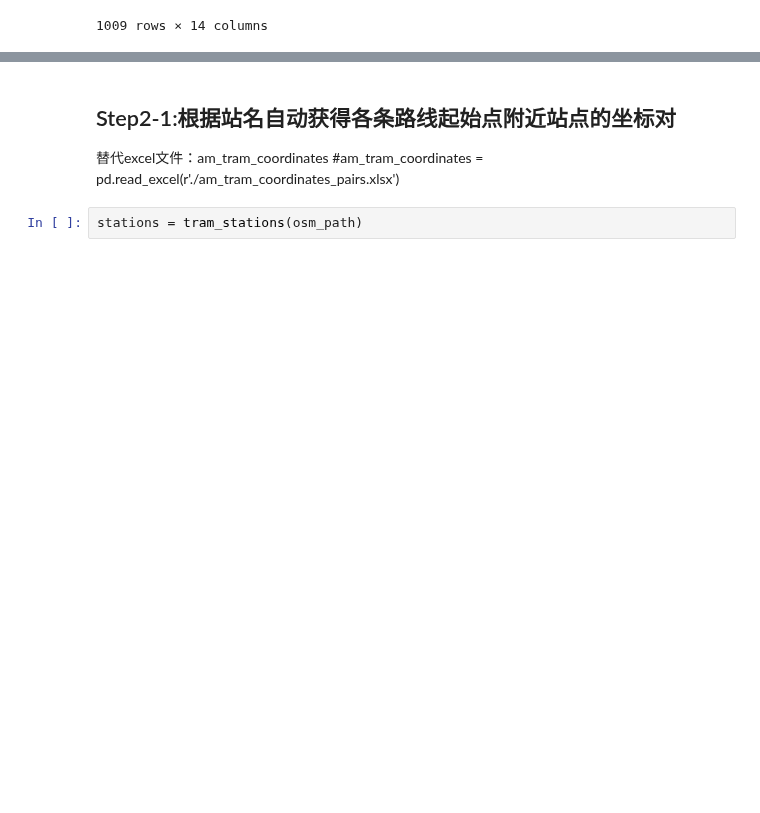
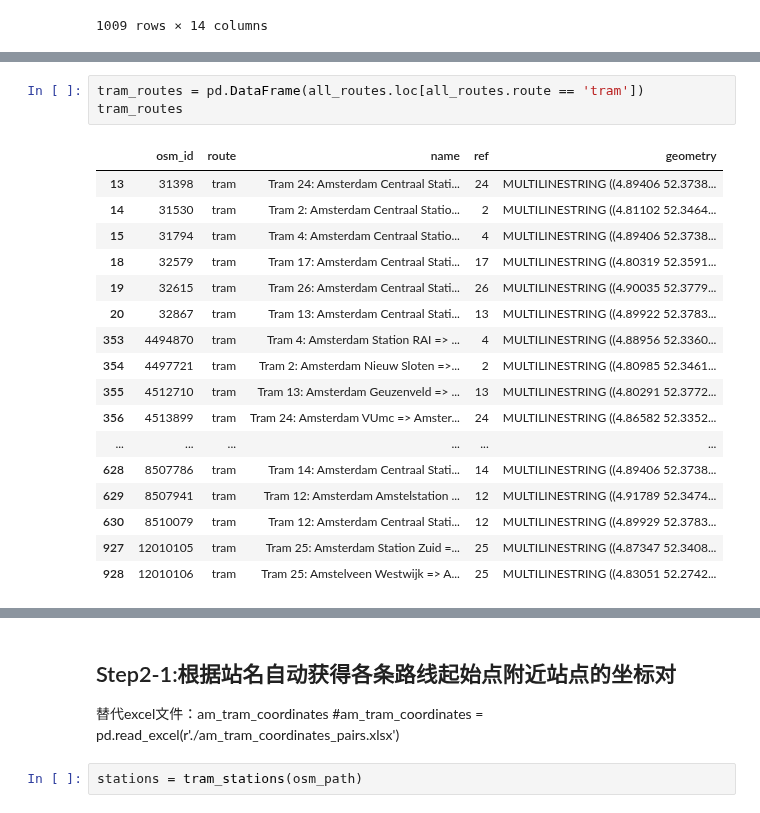
Before and after one commit to SYuGao/uvmt, a Jupyter notebook: notebooks/am_tram_network_modelling.ipynb, the cells around one changed output, grey strips where cells are left out. Cells and saved outputs as stored; diff of their text form; blank space fills up the shorter version.

```diff
--- a/notebooks/am_tram_network_modelling.ipynb
+++ b/notebooks/am_tram_network_modelling.ipynb
@@ -751,0 +786,21 @@ edges
+# %%
+tram_routes = pd.DataFrame(all_routes.loc[all_routes.route == 'tram'])
+tram_routes
+# %% [output]
+|  | osm_id | route | name | ref | geometry |
+| 13 | 31398 | tram | Tram 24: Amsterdam Centraal Stati... | 24 | MULTILINESTRING ((4.89406 52.3738... |
+| 14 | 31530 | tram | Tram 2: Amsterdam Centraal Statio... | 2 | MULTILINESTRING ((4.81102 52.3464... |
+| 15 | 31794 | tram | Tram 4: Amsterdam Centraal Statio... | 4 | MULTILINESTRING ((4.89406 52.3738... |
+| 18 | 32579 | tram | Tram 17: Amsterdam Centraal Stati... | 17 | MULTILINESTRING ((4.80319 52.3591... |
+| 19 | 32615 | tram | Tram 26: Amsterdam Centraal Stati... | 26 | MULTILINESTRING ((4.90035 52.3779... |
+| 20 | 32867 | tram | Tram 13: Amsterdam Centraal Stati... | 13 | MULTILINESTRING ((4.89922 52.3783... |
+| 353 | 4494870 | tram | Tram 4: Amsterdam Station RAI => ... | 4 | MULTILINESTRING ((4.88956 52.3360... |
+| 354 | 4497721 | tram | Tram 2: Amsterdam Nieuw Sloten =>... | 2 | MULTILINESTRING ((4.80985 52.3461... |
+| 355 | 4512710 | tram | Tram 13: Amsterdam Geuzenveld => ... | 13 | MULTILINESTRING ((4.80291 52.3772... |
+| 356 | 4513899 | tram | Tram 24: Amsterdam VUmc => Amster... | 24 | MULTILINESTRING ((4.86582 52.3352... |
+| ... | ... | ... | ... | ... | ... |
+| 628 | 8507786 | tram | Tram 14: Amsterdam Centraal Stati... | 14 | MULTILINESTRING ((4.89406 52.3738... |
+| 629 | 8507941 | tram | Tram 12: Amsterdam Amstelstation ... | 12 | MULTILINESTRING ((4.91789 52.3474... |
+| 630 | 8510079 | tram | Tram 12: Amsterdam Centraal Stati... | 12 | MULTILINESTRING ((4.89929 52.3783... |
+| 927 | 12010105 | tram | Tram 25: Amsterdam Station Zuid =... | 25 | MULTILINESTRING ((4.87347 52.3408... |
+| 928 | 12010106 | tram | Tram 25: Amstelveen Westwijk => A... | 25 | MULTILINESTRING ((4.83051 52.2742... |
```
Also changed, not shown: parts of 23 cells of this notebook, 3 other files.
